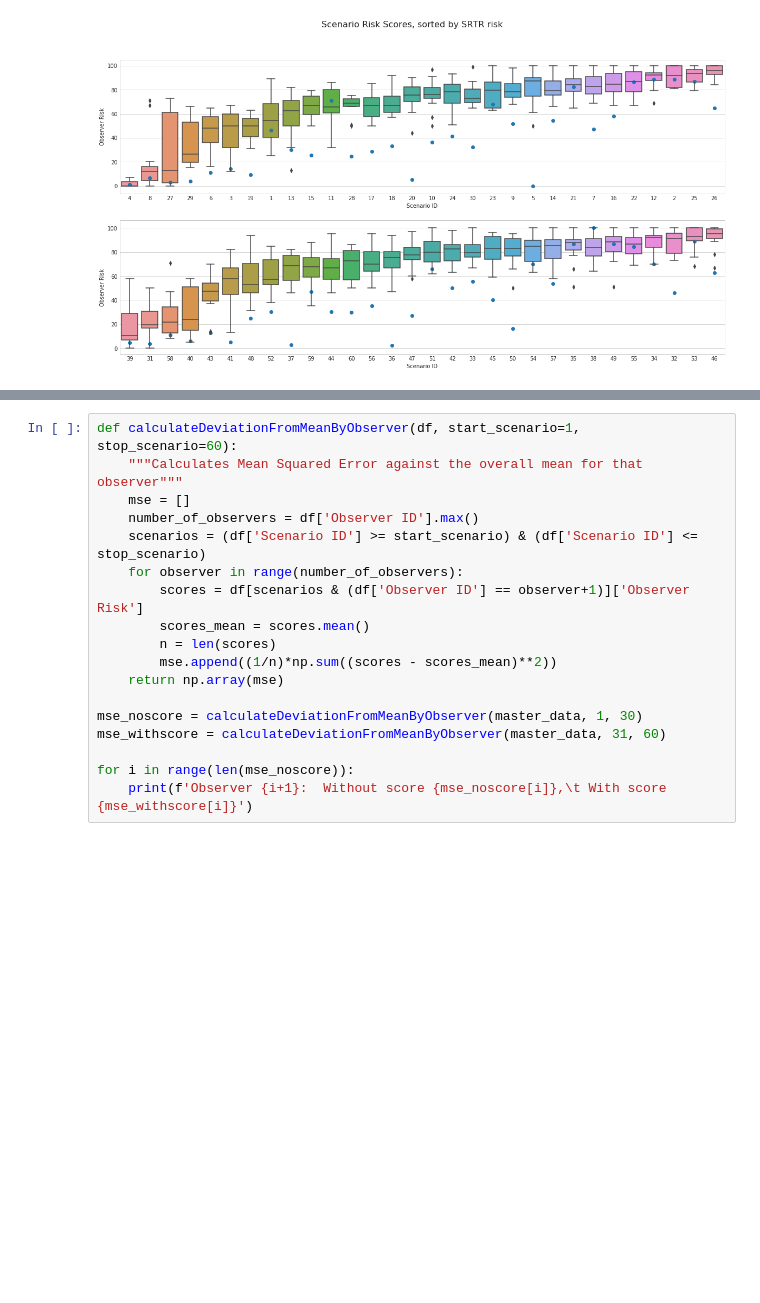
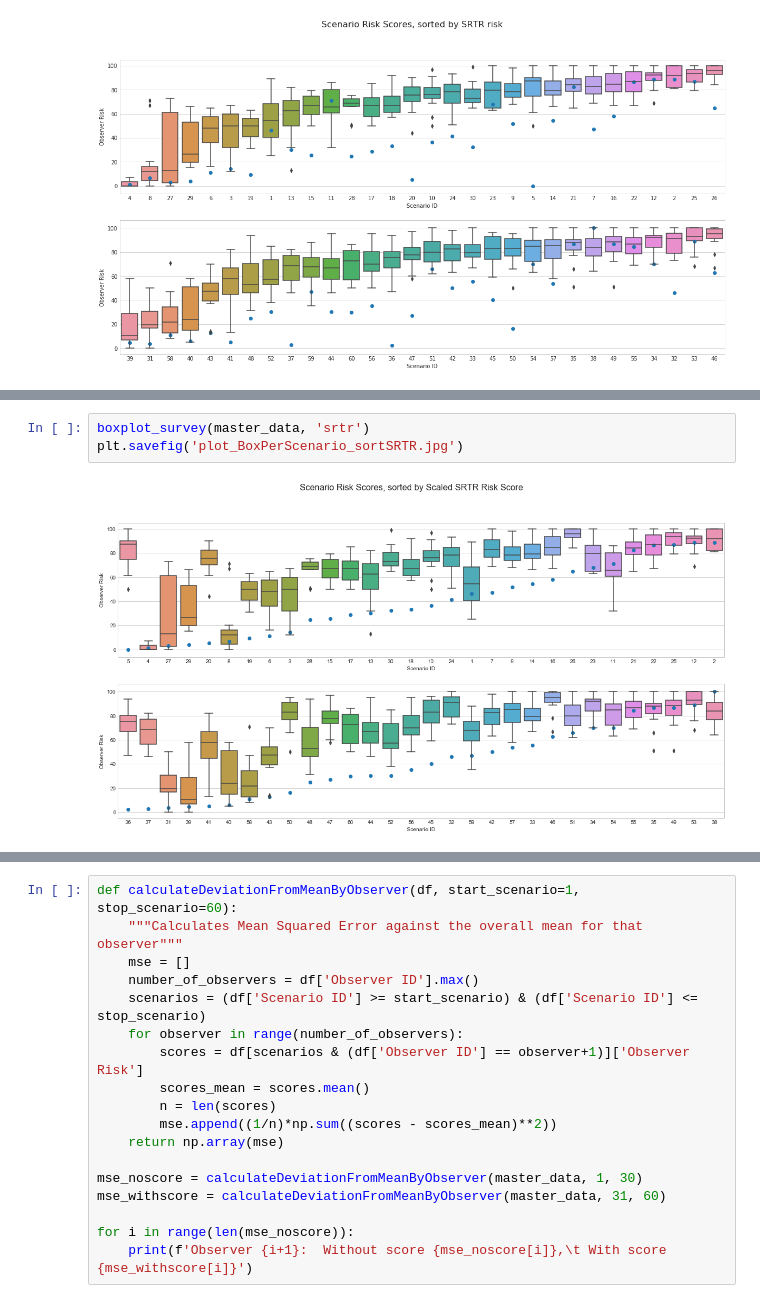
Before and after one commit to peterjmartinson/heart-survey, a Jupyter notebook: Testing Playground.ipynb, the cells around one changed output, grey strips where cells are left out. Cells and saved outputs as stored; diff of their text form; blank space fills up the shorter version.

```diff
--- a/Testing Playground.ipynb
+++ b/Testing Playground.ipynb
@@ -247,0 +349,5 @@ ax_2.title.set_text('Deviation from mean for each provider, with SRTR score');
+# %%
+boxplot_survey(master_data, 'srtr')
+plt.savefig('plot_BoxPerScenario_sortSRTR.jpg')
+# %% [output]
+[figure, added]
```
Also changed, not shown: parts of 7 cells of this notebook, 6 other files.
